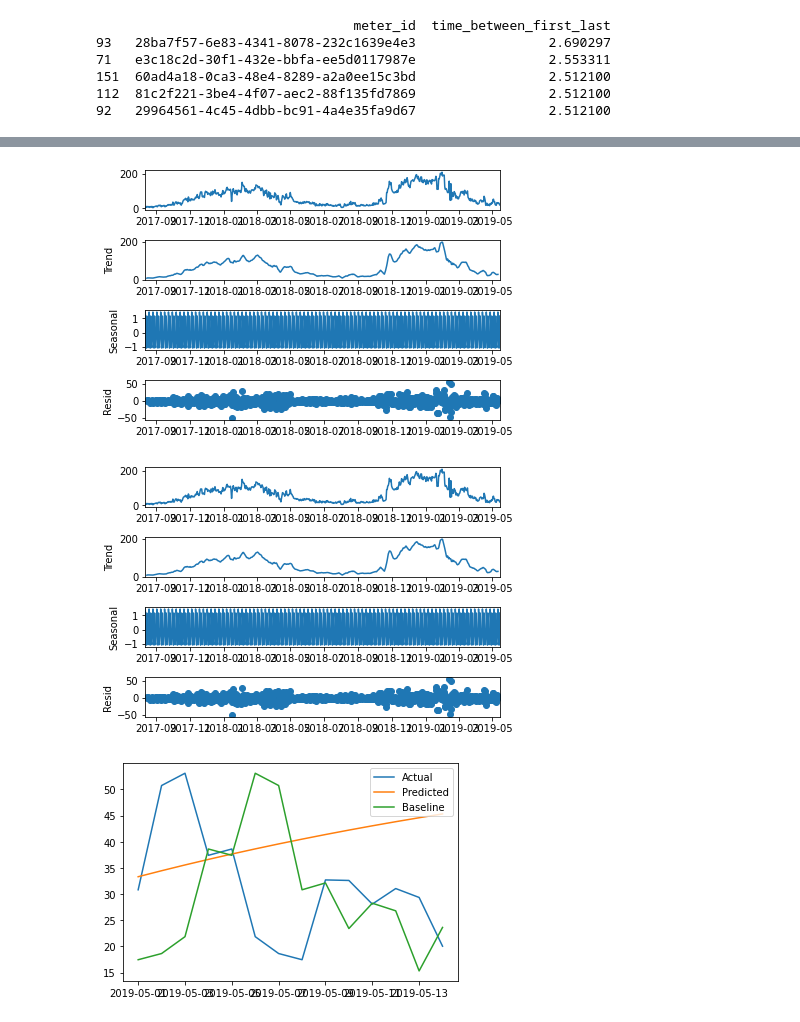
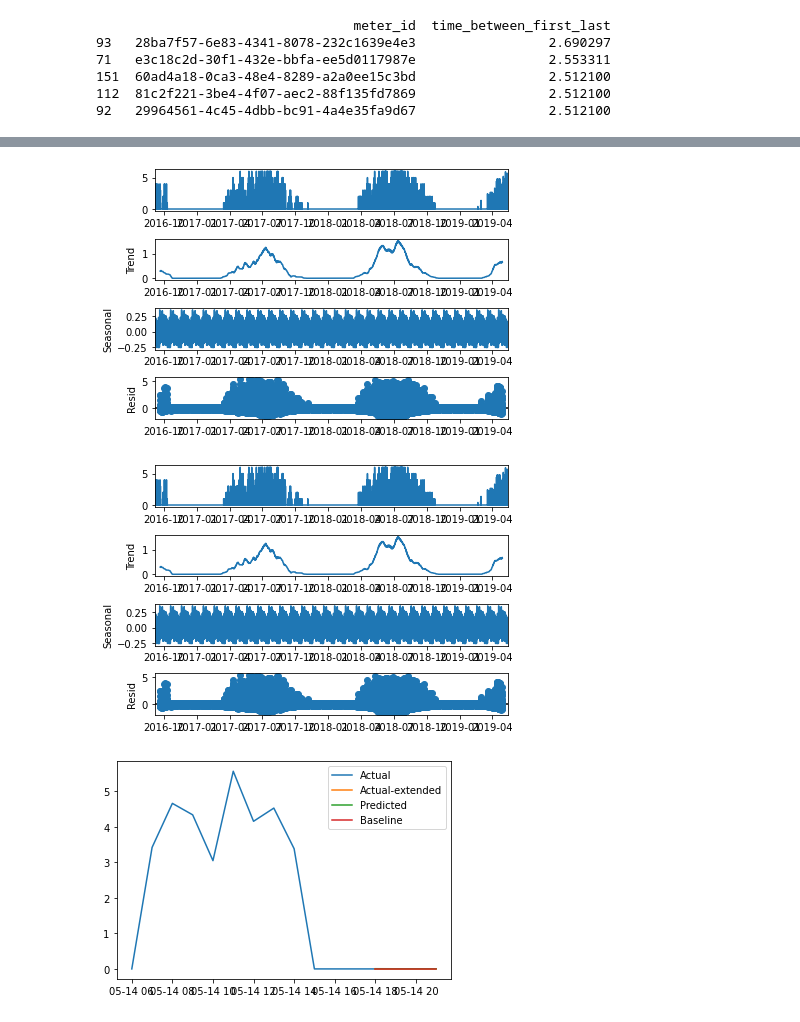
Before and after one commit to 4ug-aug/Otovo-OptimalControl, a Jupyter notebook: models.ipynb, the cells around one changed output, grey strips where cells are left out. Saved outputs shown, nothing was run; the diff lists cells and outputs as text; code cells hidden in the pictures.

Commit message:
Refact: Fixed baseline

```diff
--- a/models.ipynb
+++ b/models.ipynb
@@ -13,11 +11,11 @@ from statsmodels.tsa.seasonal import seasonal_decompose
 import matplotlib.pyplot as plt
 # %%
 # Load data
-df_prod = pd.read_csv("production_100_data.csv")
-df_cons = pd.read_csv("consumption_100_data.csv")
+df_prod = pd.read_csv("data/production_100_data.csv")
+df_cons = pd.read_csv("data/consumption_100_data.csv")
 
-df_prod_2_year_cons = pd.read_csv('year_coverage_consumption_100.csv')
-df_prod_2_year_prod = pd.read_csv('year_coverage_production_100.csv')
+df_prod_2_year_cons = pd.read_csv('data/year_coverage_consumption_100.csv')
+df_prod_2_year_prod = pd.read_csv('data/year_coverage_production_100.csv')
 
 df_prod_2_year_prod = df_prod_2_year_prod[df_prod_2_year_prod["time_between_first_last"] >= 2]
 df_prod_2_year_cons = df_prod_2_year_cons[df_prod_2_year_cons["time_between_first_last"] >= 2]
@@ -99,7 +97,7 @@ def get_series(meter_id, type="prod", start=None, end=None, agg=None):
                 pass
 
     elif type == "cons":
-        df_return = df_cons[df_prod["meter_id"] == meter_id]
+        df_return = df_cons[df_cons["meter_id"] == meter_id]
         df_return = df_return.drop(["meter_id"], axis=1)
         # Set index to timeslot
         # Filter on start and end
@@ -154,11 +186,10 @@ def get_series(meter_id, type="prod", start=None, end=None, agg=None):
 # %%
 # Cut data to only use the first year
 series = get_series("28ba7f57-6e83-4341-8078-232c1639e4e3",
-                        type="cons",
+                        type="prod",
                         start=None,
                         end=None,
-                        agg="day")
-# print nan
-print(series)
+                        agg=None)
+# print(series.head(20))
 # %% [output]
 Getting series for meter_id: 28ba7f57-6e83-4341-8078-232c1639e4e3
@@ -180,9 +196,9 @@ timeslot
 # %%
 # Fit Seasonal Decomposition
-decomp = seasonal_decompose(series, model="additive")
+decomp = seasonal_decompose(series, model="additive", period=2*365)
 decomp.plot()
 # %% [output]
-[figure, old version]
+[figure, new version]
-[figure, old version]
+[figure, new version]
 # %%
 # Define a baseline function
@@ -211,28 +234,41 @@ def baseline_model(series, days_to_forecast):
     return baseline
 # %%
 # Fit model
-days_to_forecast = 14
 
-prod_arima = ARIMA(series[:-days_to_forecast], order=(1,0,0))
+# ARIMA MODEL EXPLAINED
+# https://www.machinelearningplus.com/time-series/arima-model-time-series-forecasting-python/
+
+units_to_forecast = 4
+
+AR = 1
+I = 1
+MA = 1
+
+# print(series.tail())
+# print(series[:-units_to_forecast].tail())
+
+prod_arima = ARIMA(series[:-units_to_forecast], order=(AR,I,MA))
 prod_arima_fit = prod_arima.fit()
 # print(prod_arima_fit.summary())
 # Forecast
 
-arima_forecast = prod_arima_fit.forecast(steps=days_to_forecast)
+arima_forecast = prod_arima_fit.forecast(steps=units_to_forecast)
 # print("ARIMA Forecast")
 # print(forecast)
 
-actual = series[-days_to_forecast:]
+actual = series[-units_to_forecast*4:-units_to_forecast+1]
+actual2 = series[-units_to_forecast:]
 # print("Actual Values")
 # print(actual)
 
-baseline_forecast = baseline_model(series, days_to_forecast)
+baseline_forecast = baseline_model(series, units_to_forecast, unit = "hours")
 
 # plot the error between the actual and predicted values
 plt.plot(actual, label="Actual")
+plt.plot(actual2, label="Actual-extended")
 plt.plot(arima_forecast, label="Predicted")
 plt.plot(baseline_forecast, label="Baseline")
 plt.legend()
 plt.show()
 # %% [output]
-[figure, old version]
+[figure, new version]
```
Also changed, not shown: parts of 4 cells of this notebook.
